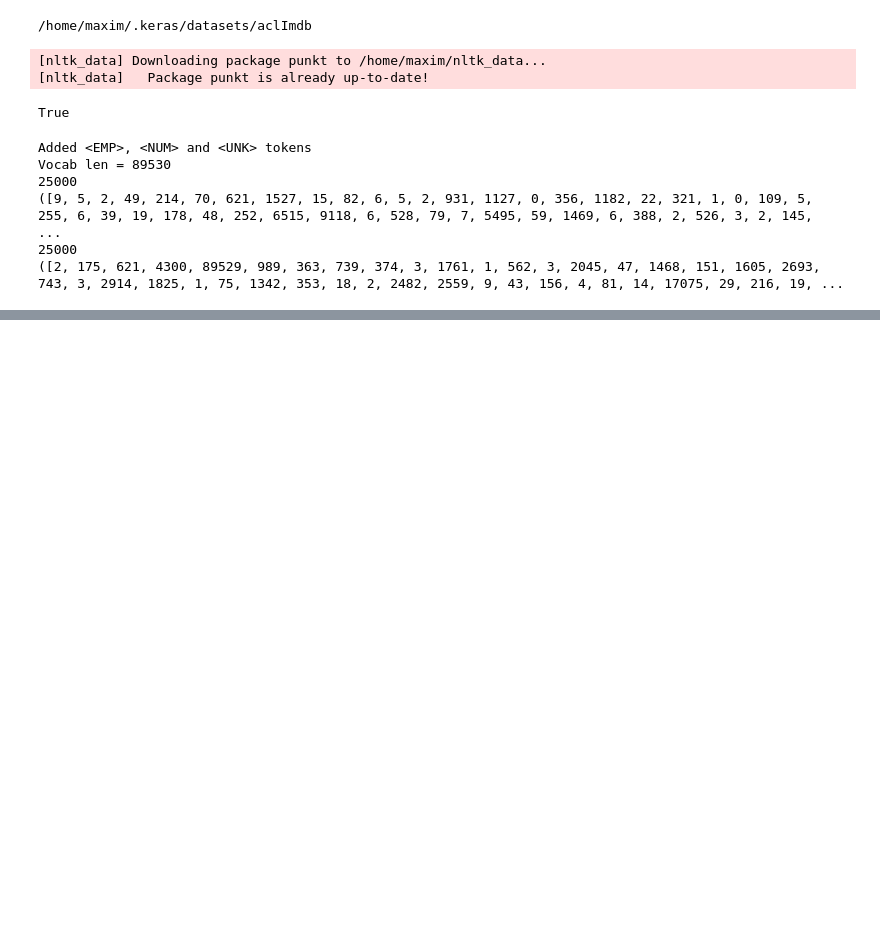
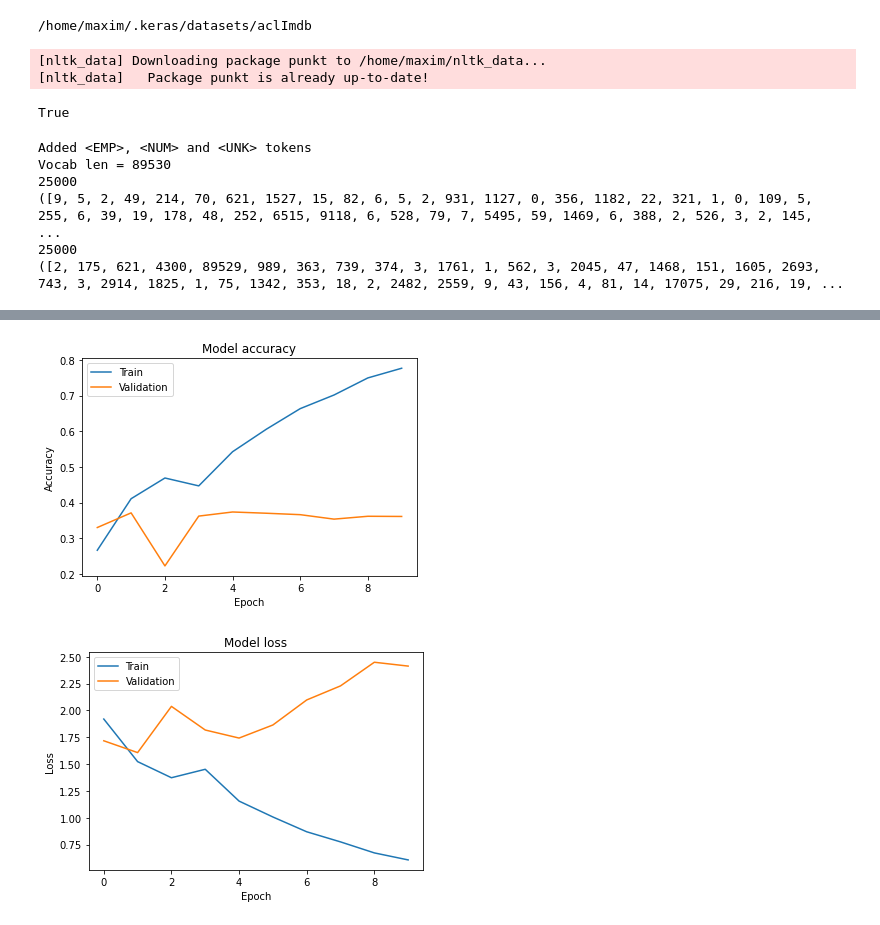
Before and after one commit to MegaPapa/deep-learning, a Jupyter notebook: dl_7/dl_7_jn.ipynb, the cells around one changed output, grey strips where cells are left out. Drawn from its saved outputs; the diff is of its cells as text; code cells hidden in the pictures; blank space fills up the shorter version.

```diff
--- a/dl_7/dl_7_jn.ipynb
+++ b/dl_7/dl_7_jn.ipynb
@@ -220,0 +355,20 @@ array([[0., 1., 0., ..., 0., 0., 0.],
+# %%
+# RNN with 2 LSTMs
+emb_1_1 = Embedding(len(vocab), EMB_SIZE, input_length=average_review_len)
+lstm_1_1 = Bidirectional(LSTM(100, return_sequences=True))
+lstm_1_2 = Bidirectional(LSTM(100))
+out_2lstm = Dense(11, activation='softmax')
+
+simple_lstm_model_with_2_lstm = Sequential([
+    emb_1_1,
+    lstm_1_1,
+    lstm_1_2,
+    out_2lstm
+])
+
+simple_lstm_model_with_2_lstm.summary()
+simple_lstm_model_with_2_lstm.compile(
+    loss='categorical_crossentropy',
+    optimizer='adam',
+    metrics=['accuracy']
+)
@@ -221,3 +392,9 @@ array([[0., 1., 0., ..., 0., 0., 0.],
 # %%
-model.fit(x, y, batch_size=BATCH_SIZE, epochs=EPOCHS)
+simple_lstm_model_with_2_lstm_history = simple_lstm_model_with_2_lstm.fit(
+    x_train,
+    y_oh_train,
+    batch_size=BATCH_SIZE,
+    epochs=EPOCHS,
+    validation_data=(x_validation, y_oh_validation)
+)
 # %% [output]
@@ -224,0 +418,5 @@ ValueError: Error when checking target: expected dense_6 to have shape (10,) but
+# %%
+plot_history(simple_lstm_model_with_2_lstm_history)
+# %% [output]
+[figure, added]
+[figure, added]
```
Also changed, not shown: parts of 26 cells of this notebook.
